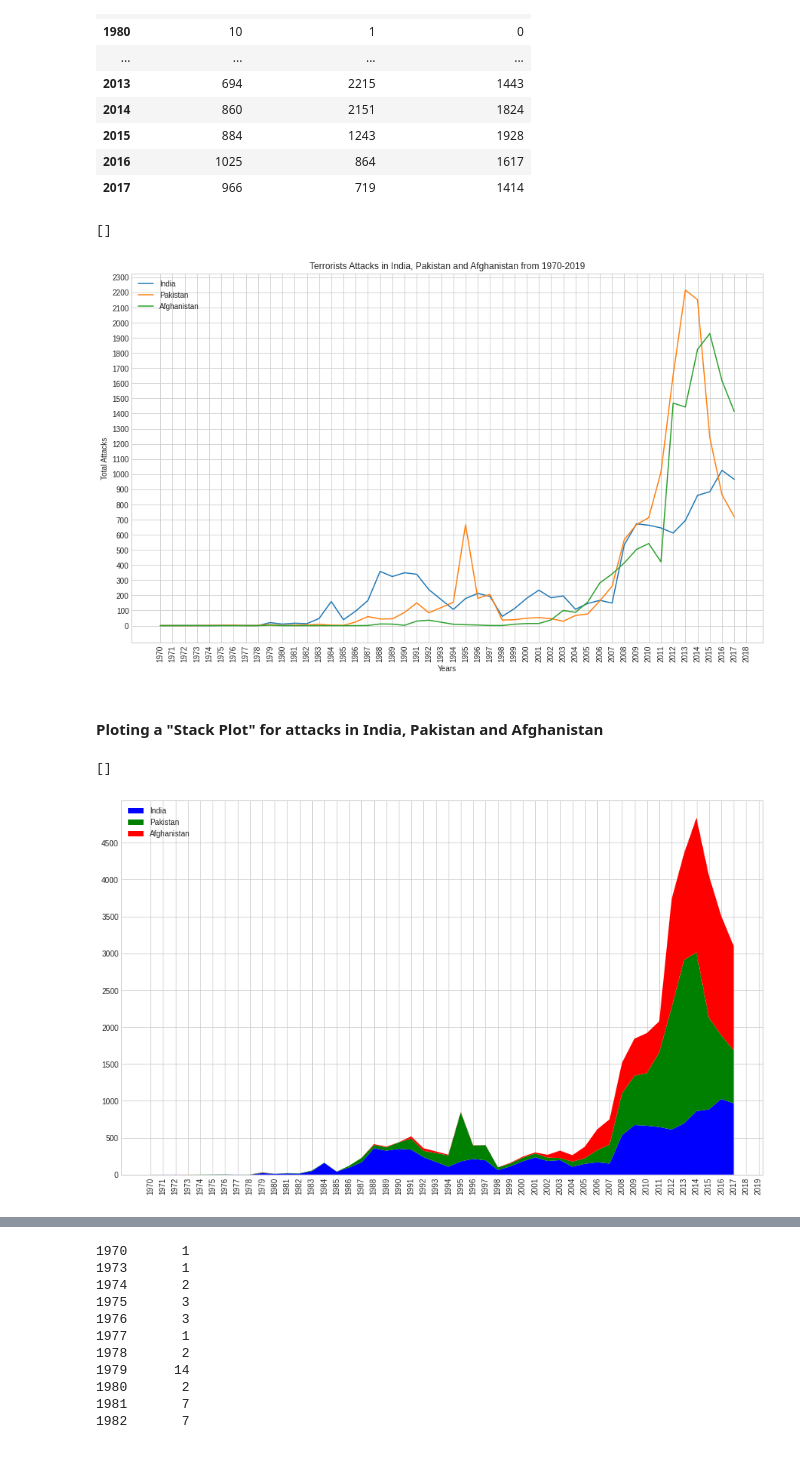
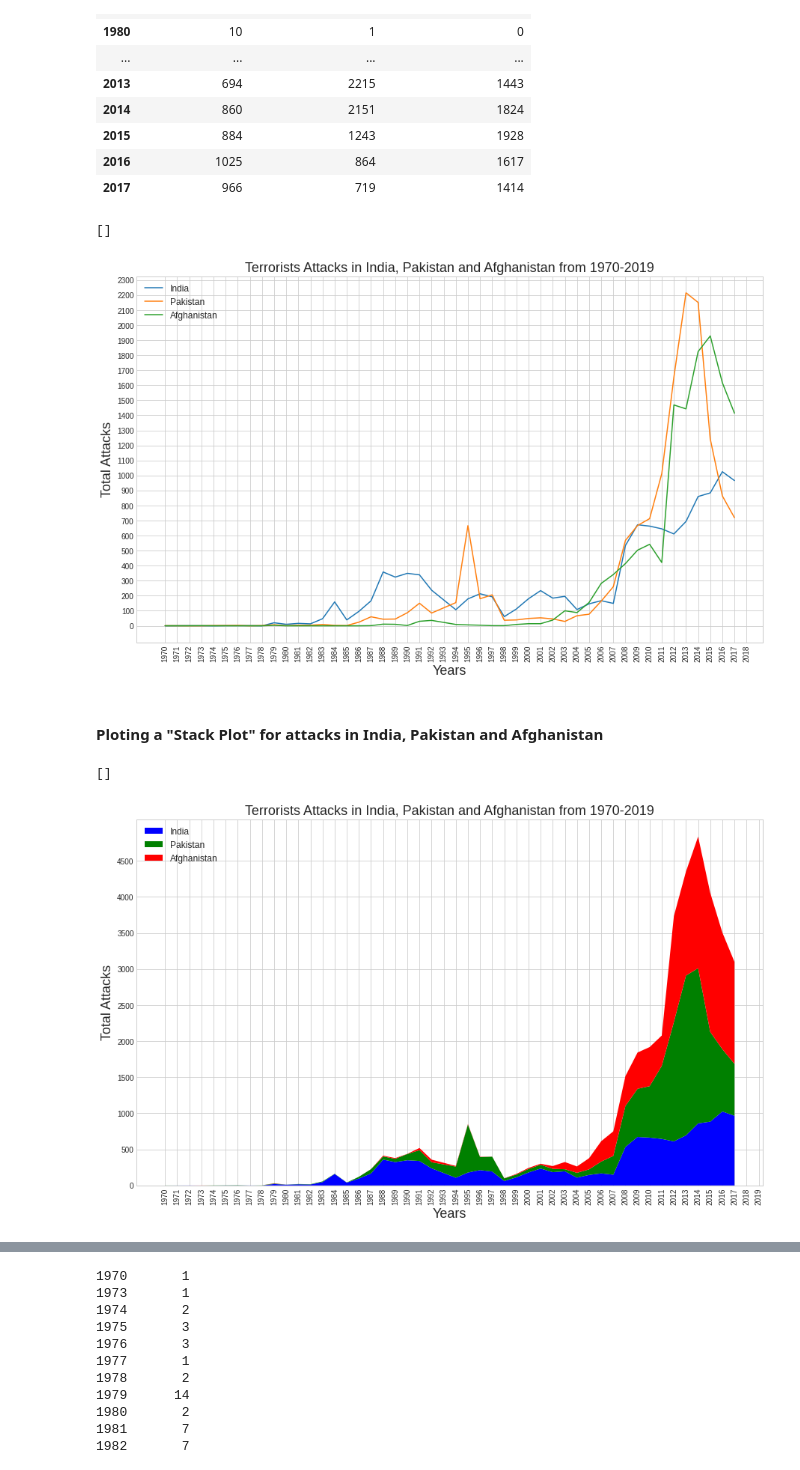
Before and after one commit to chvikas/global-terrorism-analysis, a Jupyter notebook: Global_Terrorism_Analysis_Capstone_Project.ipynb, the cells around one changed output, grey strips where cells are left out. Drawn from its saved outputs; the diff is of its cells as text; code cells hidden in the pictures.

```diff
--- a/Global_Terrorism_Analysis_Capstone_Project.ipynb
+++ b/Global_Terrorism_Analysis_Capstone_Project.ipynb
@@ -61,7 +64,7 @@ memory usage: 187.1+ MB
 # %%
 # Creating a column dictionary to rename the required columns
 
-column_dict = {'iyear':'Year','imonth':'Month','iday':'Day','country_txt':'Country','provstate':'State','city':'City','region_txt':'Region',
+column_dict = {'iyear':'Year','country_txt':'Country','provstate':'State','city':'City','region_txt':'Region',
                'attacktype1_txt':'Attack', 'targtype1_txt':'Target', 'gname': 'Group_Name', 'motive':'Motive',
                'weaptype1_txt':'Weapon', 'nkill':'Death', 'nkillter': 'Perpetrator_Death', 'nwound':'Wounded', 'nwoundte':'Perpetrator_Wounded','propextent_txt':'Property', 'ransomamt':'Ransom_Amt'}
 # %%
@@ -1053,18 +1067,18 @@ ind_pak_afg_df
 plt.figure(figsize=(15,9))
 
 plt.plot(ind_pak_afg_df)
-plt.legend(['India','Pakistan','Afghanistan'])
+plt.legend(['India','Pakistan','Afghanistan'],fontsize=12)
 
-plt.title("Terrorists Attacks in India, Pakistan and Afghanistan from 1970-2019")
-plt.xlabel('Years')
-plt.ylabel('Total Attacks')
+plt.title("Terrorists Attacks in India, Pakistan and Afghanistan from 1970-2019",fontsize=18)
+plt.xlabel('Years',fontsize=18)
+plt.ylabel('Total Attacks',fontsize=18)
 plt.xticks(rotation=90)
 plt.xticks(np.arange(1970,2019,1))
 plt.yticks(np.arange(0,2500,100))
 plt.plot()
 # %% [output]
 []
-[figure, old version]
+[figure, new version]
 # %% [markdown]
 #### Ploting a "Stack Plot" for attacks in India, Pakistan and Afghanistan
 # %%
@@ -1076,14 +1090,18 @@ afg_list = list(ind_pak_afg_df['Attaks_in_Afghanistan'])
 # %%
 # Stack Plot for attacks
 plt.figure(figsize=(15,9))
 labels = ['India', 'Pakistan', 'Afghanistan']
 colors = ['b','g','r']
 plt.stackplot(x_label, ind_list, pak_list, afg_list, labels = labels, colors = colors)
-plt.legend(loc='upper left')
+plt.legend(loc='upper left',fontsize=12)
+
+plt.title("Terrorists Attacks in India, Pakistan and Afghanistan from 1970-2019",fontsize=18)
+plt.xlabel('Years',fontsize=18)
+plt.ylabel('Total Attacks',fontsize=18)
 plt.xticks(rotation=90)
 plt.xticks(np.arange(1970,2020,1))
 plt.yticks(np.arange(0,5000,500))
 plt.plot()
 # %% [output]
 []
-[figure, old version]
+[figure, new version]
```
Also changed, not shown: parts of 93 cells of this notebook.
